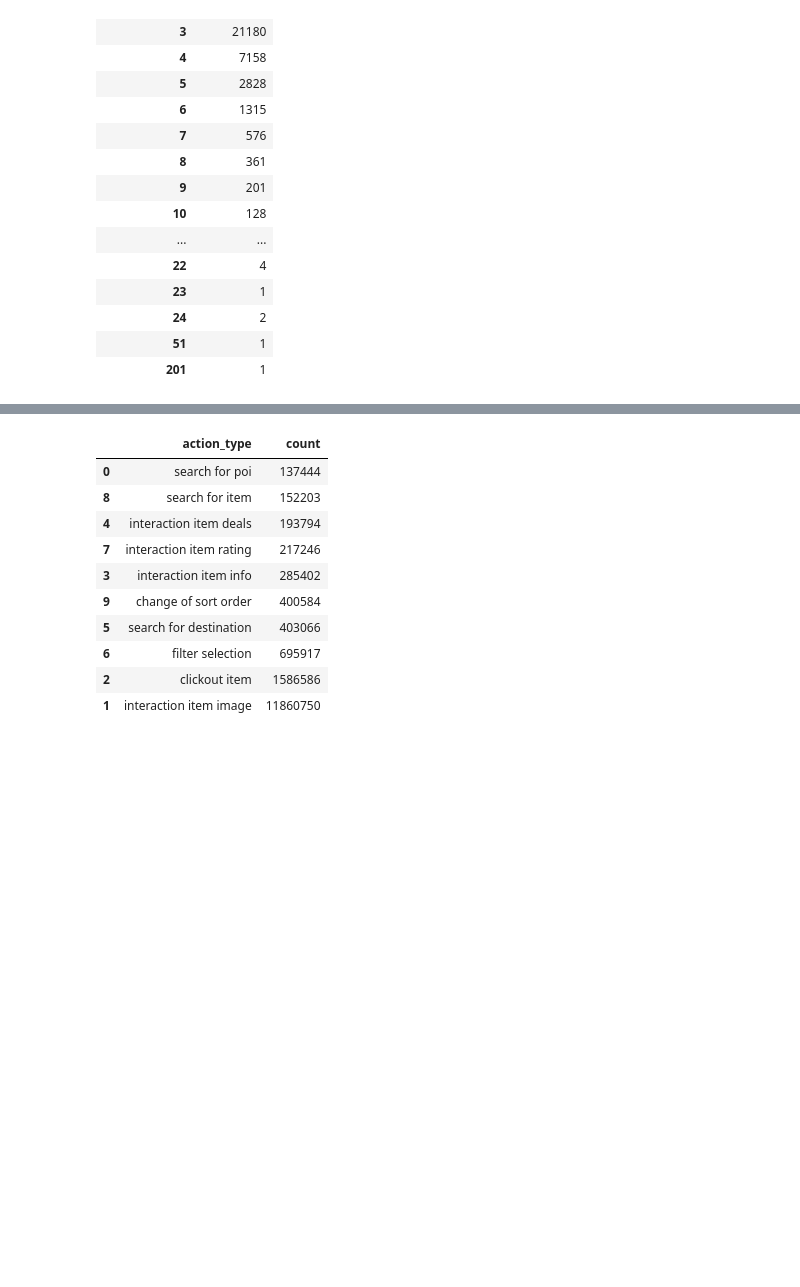
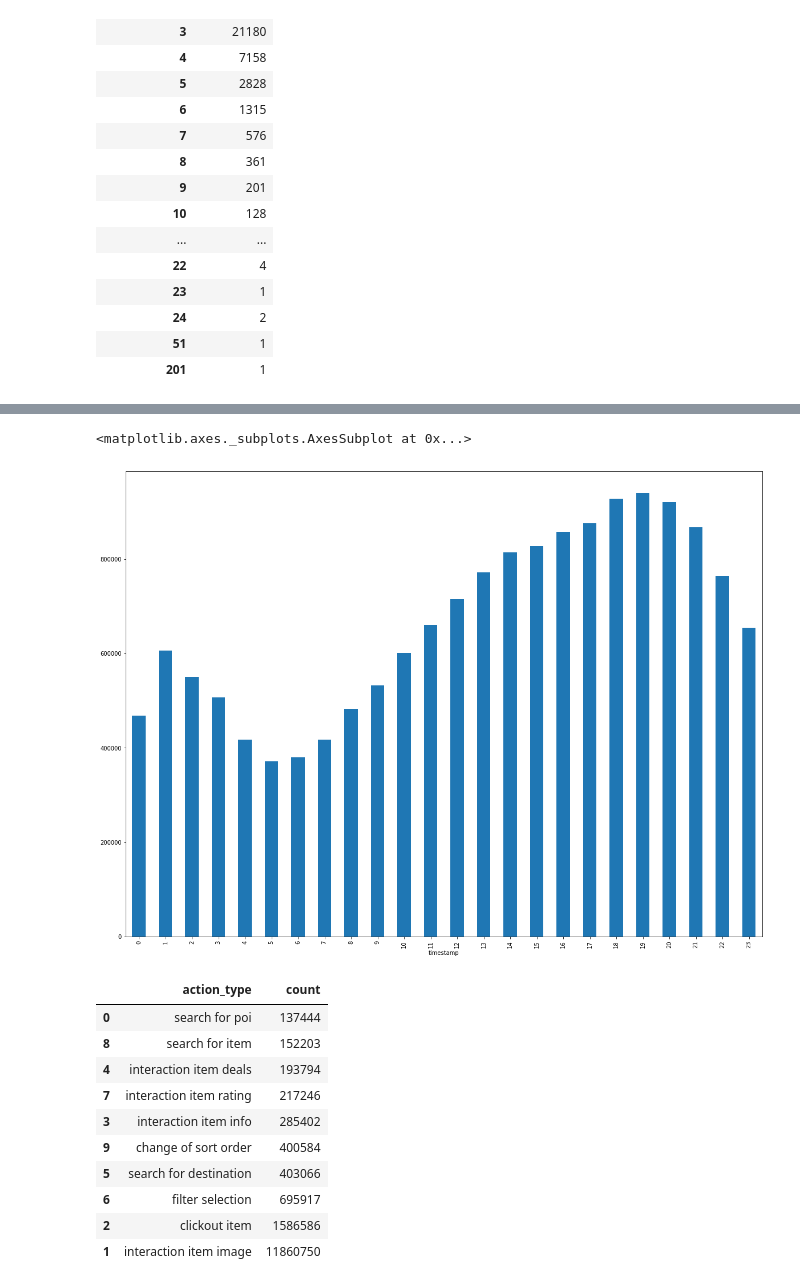
Before and after one commit to antonpetkoff/recsys-2019, a Jupyter notebook: notebooks/01-data-exploration.ipynb, the cells around one changed output, grey strips where cells are left out. Saved outputs shown, nothing was run; the diff lists cells and outputs as text; code cells hidden in the pictures; blank space fills up the shorter version.

Commit message:
Analyze time distribution of actions

```diff
--- a/notebooks/01-data-exploration.ipynb
+++ b/notebooks/01-data-exploration.ipynb
@@ -79,3 +95,12 @@ sessions_per_user_df['session_id'].hist(bins=100)
+# %%
+df_date_time = pd.to_datetime(df['timestamp'], unit='s')
+
+# distribution of actions over hour of day
+plt.figure(figsize=(20,15))
+df_date_time.groupby(df_date_time.dt.hour).count().plot(kind="bar")
+# %% [output]
+<matplotlib.axes._subplots.AxesSubplot at 0x...>
+[figure, added]
 # %%
 action_types_hist = Counter(df['action_type'])
 # %%
```
Also changed, not shown: parts of 4 cells of this notebook.
